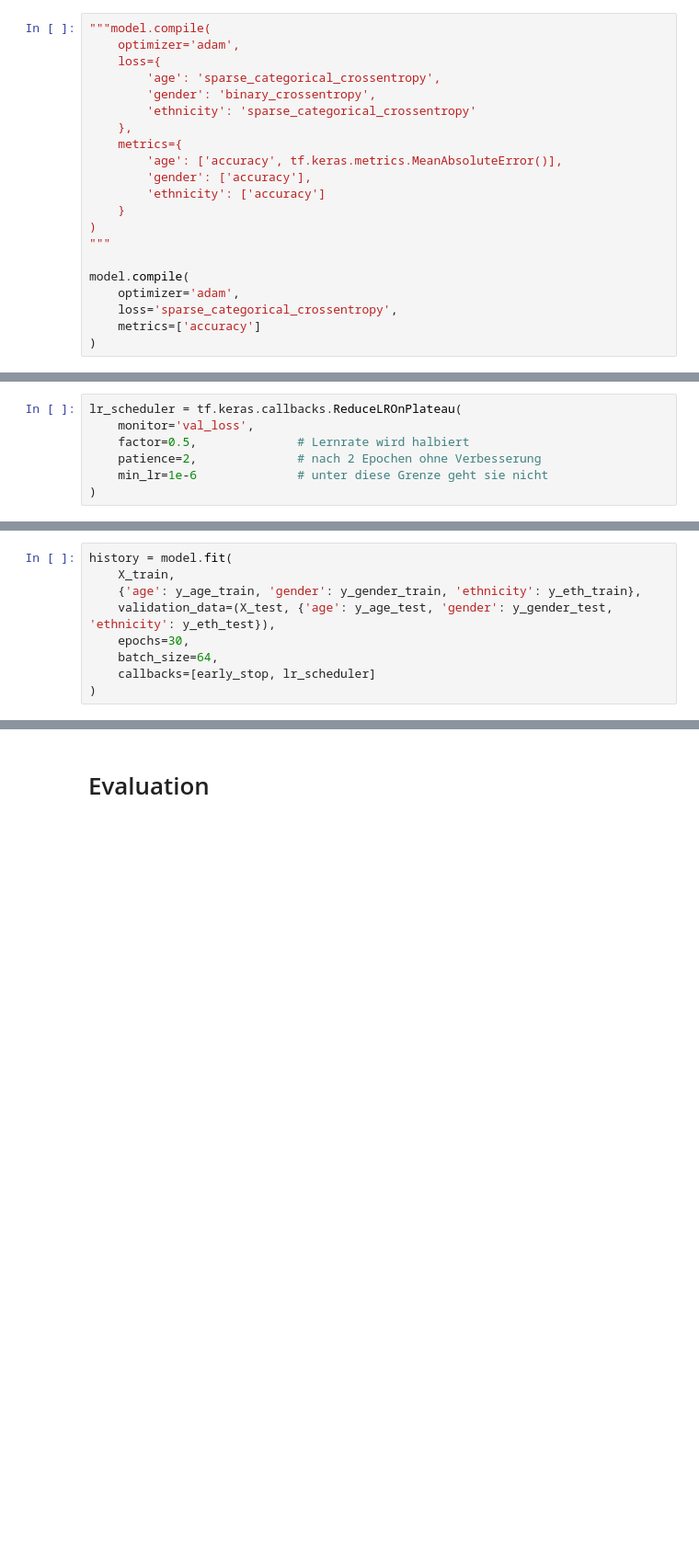
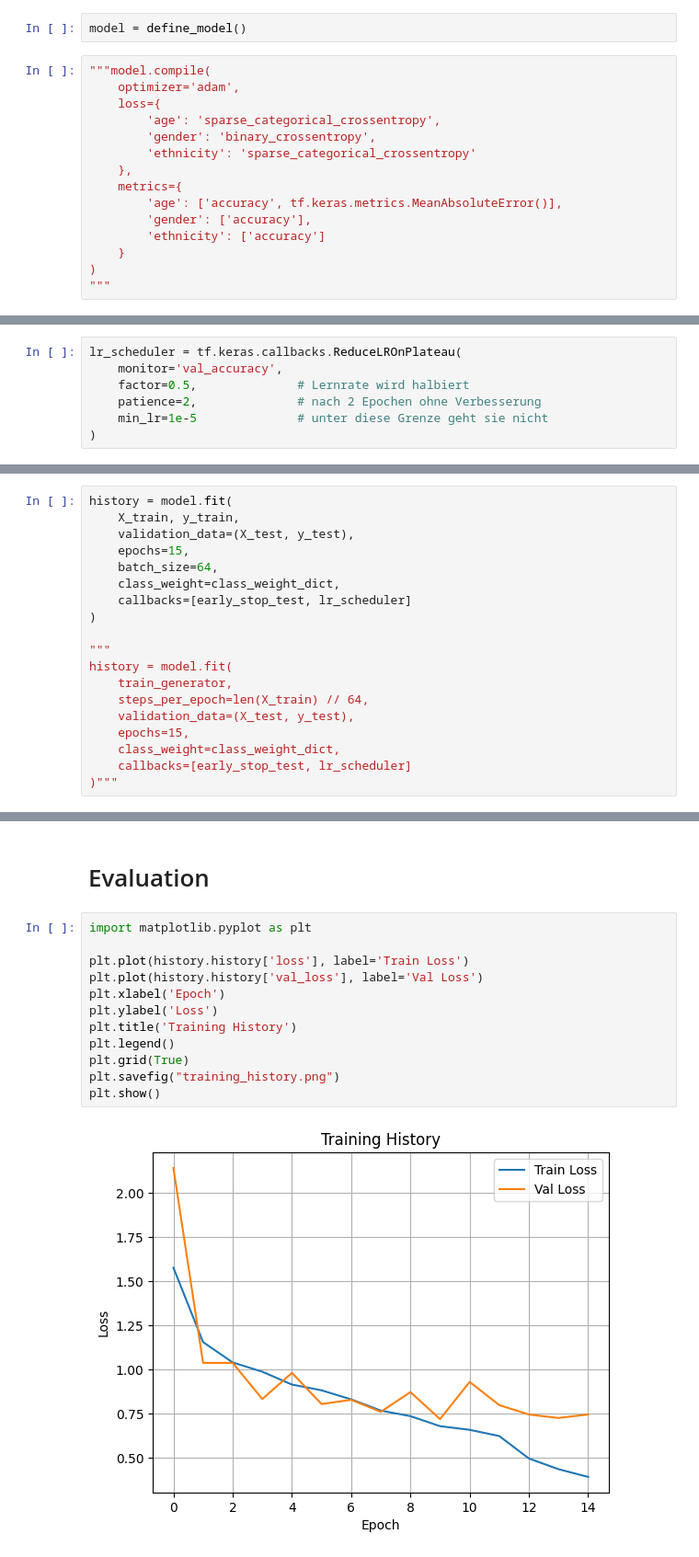
Before and after one commit to jasinwi22034/FaceClassification, a Jupyter notebook: faceclassification.ipynb, the cells around one changed output, grey strips where cells are left out. Shown at 92% size. Cells and saved outputs as stored; diff of their text form; blank space fills up the shorter version.

```diff
--- a/faceclassification.ipynb
+++ b/faceclassification.ipynb
@@ -246,3 +265,5 @@ model = models.Model(inputs=input_layer, outputs=[age_output, gender_output, eth
+# %%
+model = define_model()
 # %%
 """model.compile(
     optimizer='adam',
@@ -258,9 +279,3 @@ model = models.Model(inputs=input_layer, outputs=[age_output, gender_output, eth
     }
 )
 """
-
-model.compile(
-    optimizer='adam',
-    loss='sparse_categorical_crossentropy',
-    metrics=['accuracy']
-)
@@ -272,8 +304,8 @@ early_stop = tf.keras.callbacks.EarlyStopping(
 )
 # %%
 lr_scheduler = tf.keras.callbacks.ReduceLROnPlateau(
-    monitor='val_loss',
+    monitor='val_accuracy',
     factor=0.5,              # Lernrate wird halbiert
     patience=2,              # nach 2 Epochen ohne Verbesserung
-    min_lr=1e-6              # unter diese Grenze geht sie nicht
+    min_lr=1e-5              # unter diese Grenze geht sie nicht
 )
@@ -280,9 +336,19 @@ lr_scheduler = tf.keras.callbacks.ReduceLROnPlateau(
 # %%
 history = model.fit(
-    X_train,
-    {'age': y_age_train, 'gender': y_gender_train, 'ethnicity': y_eth_train},
-    validation_data=(X_test, {'age': y_age_test, 'gender': y_gender_test, 'ethnicity': y_eth_test}),
-    epochs=30,
+    X_train, y_train,
+    validation_data=(X_test, y_test),
+    epochs=15,
     batch_size=64,
-    callbacks=[early_stop, lr_scheduler]
+    class_weight=class_weight_dict,
+    callbacks=[early_stop_test, lr_scheduler]
 )
+
+"""
+history = model.fit(
+    train_generator,
+    steps_per_epoch=len(X_train) // 64,
+    validation_data=(X_test, y_test),
+    epochs=15,
+    class_weight=class_weight_dict,
+    callbacks=[early_stop_test, lr_scheduler]
+)"""
@@ -289,2 +374,16 @@ history = model.fit(
 # %% [markdown]
 # Evaluation
+# %%
+import matplotlib.pyplot as plt
+
+plt.plot(history.history['loss'], label='Train Loss')
+plt.plot(history.history['val_loss'], label='Val Loss')
+plt.xlabel('Epoch')
+plt.ylabel('Loss')
+plt.title('Training History')
+plt.legend()
+plt.grid(True)
+plt.savefig("training_history.png")
+plt.show()
+# %% [output]
+[figure, added]
```
Also changed, not shown: parts of 17 cells of this notebook.
